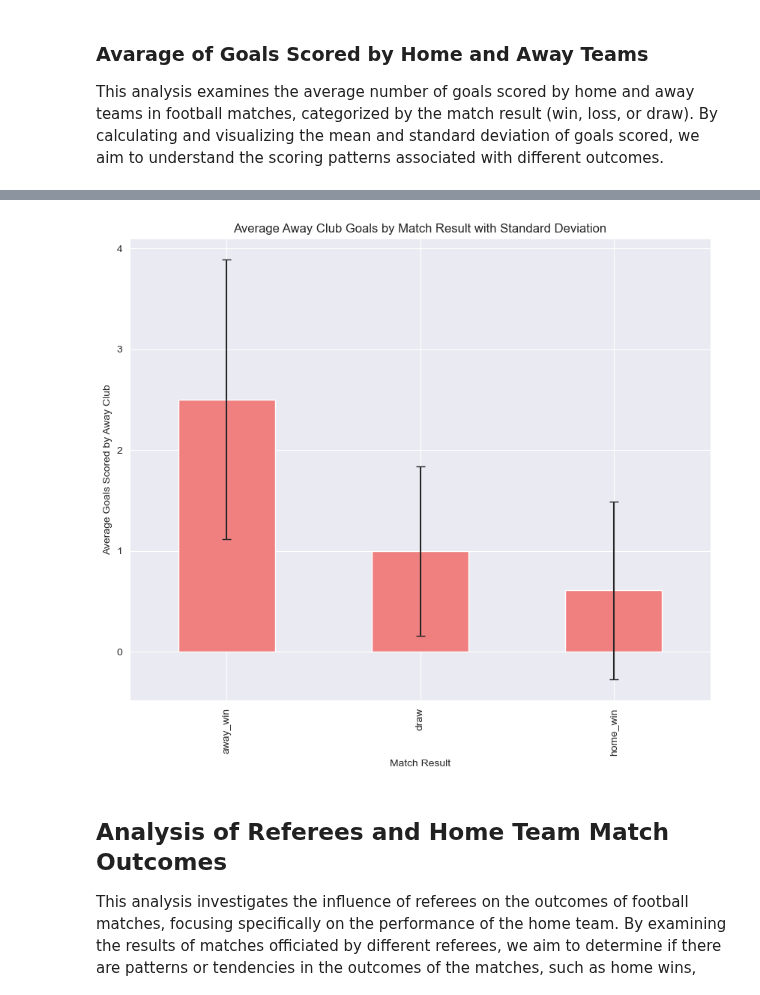
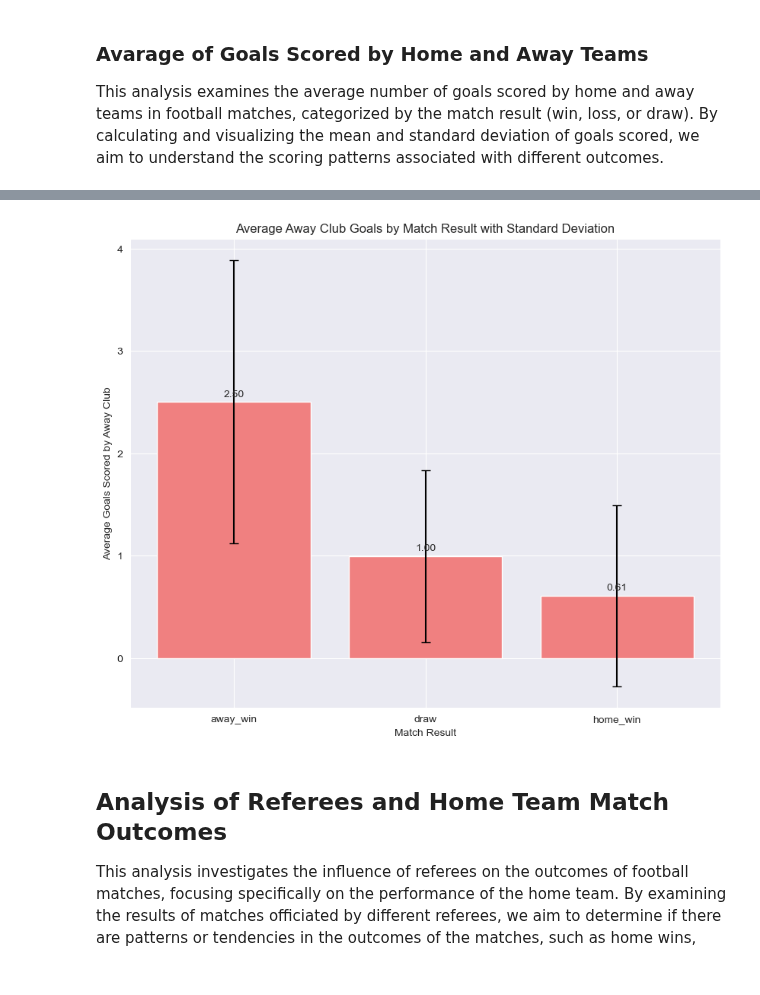
Before and after one commit to BonincontroL/IumTweb_project, a Jupyter notebook: solution/DataAnalysis/JupyterNotebooks/games.ipynb, the cells around one changed output, grey strips where cells are left out. Saved outputs shown, nothing was run; the diff lists cells and outputs as text; code cells hidden in the pictures.

```diff
--- a/solution/DataAnalysis/JupyterNotebooks/games.ipynb
+++ b/solution/DataAnalysis/JupyterNotebooks/games.ipynb
@@ -233,10 +234,21 @@ This analysis examines the average number of goals scored by home and away teams
 # %%
 home_goals_summary = games_df_result.groupby('result')['home_club_goals'].agg(['mean', 'std'])
 
+# Grafico per i gol delle squadre in casa
 plt.figure(figsize=(10, 8))
-home_goals_summary['mean'].plot(kind='bar', yerr=home_goals_summary['std'], capsize=4, color='skyblue')
+home_bars = plt.bar(home_goals_summary.index, home_goals_summary['mean'], yerr=home_goals_summary['std'], capsize=4, color='skyblue')
 plt.title('Average Home Club Goals by Match Result with Standard Deviation')
 plt.xlabel('Match Result')
 plt.ylabel('Average Goals Scored by Home Club')
+
+# etichette per il valore esatto
+for bar in home_bars:
+    height = bar.get_height()
+    plt.annotate(f'{height:.2f}',
+                 xy=(bar.get_x() + bar.get_width() / 2, height),
+                 xytext=(0, 3),
+                 textcoords='offset points',
+                 ha='center', va='bottom')
+
 plt.show()
 # %% [output]
@@ -246,16 +259,26 @@ plt.show()
 # %%
 # Calcolo della media e della deviazione standard per i gol delle squadre in trasferta
 away_goals_summary = games_df_result.groupby('result')['away_club_goals'].agg(['mean', 'std'])
 
-# Bar Plot per i gol delle squadre in trasferta
+# Grafico per i gol delle squadre in trasferta
 plt.figure(figsize=(10, 8))
-away_goals_summary['mean'].plot(kind='bar', yerr=away_goals_summary['std'], capsize=4, color='lightcoral')
+away_bars = plt.bar(away_goals_summary.index, away_goals_summary['mean'], yerr=away_goals_summary['std'], capsize=4, color='lightcoral')
 plt.title('Average Away Club Goals by Match Result with Standard Deviation')
 plt.xlabel('Match Result')
 plt.ylabel('Average Goals Scored by Away Club')
+
+#etichette pe ril valore esatto
+for bar in away_bars:
+    height = bar.get_height()
+    plt.annotate(f'{height:.2f}',
+                 xy=(bar.get_x() + bar.get_width() / 2, height),
+                 xytext=(0, 3),
+                 textcoords='offset points',
+                 ha='center', va='bottom')
+
 plt.show()
 # %% [output]
-[figure, old version]
+[figure, new version]
 # %% [markdown]
 ## Analysis of Referees and Home Team Match Outcomes
 This analysis investigates the influence of referees on the outcomes of football matches, focusing specifically on the performance of the home team. By examining the results of matches officiated by different referees, we aim to determine if there are patterns or tendencies in the outcomes of the matches, such as home wins, home losses, or draws.
```
Also changed, not shown: parts of 7 cells of this notebook.
